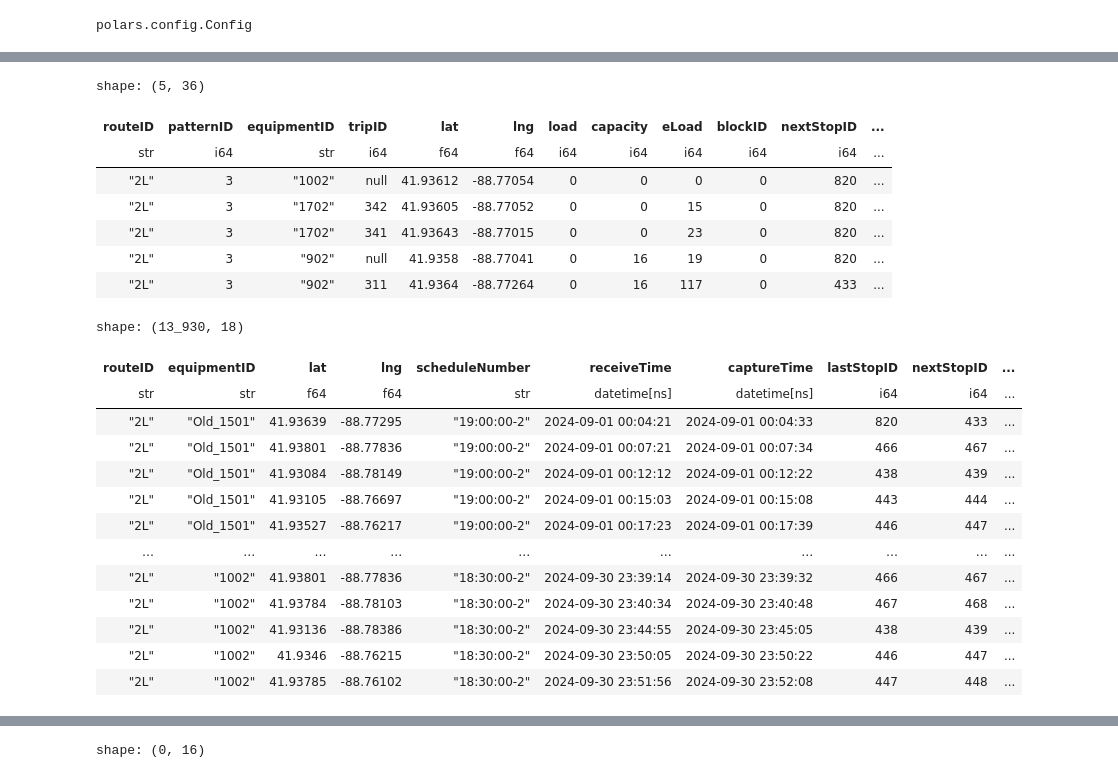
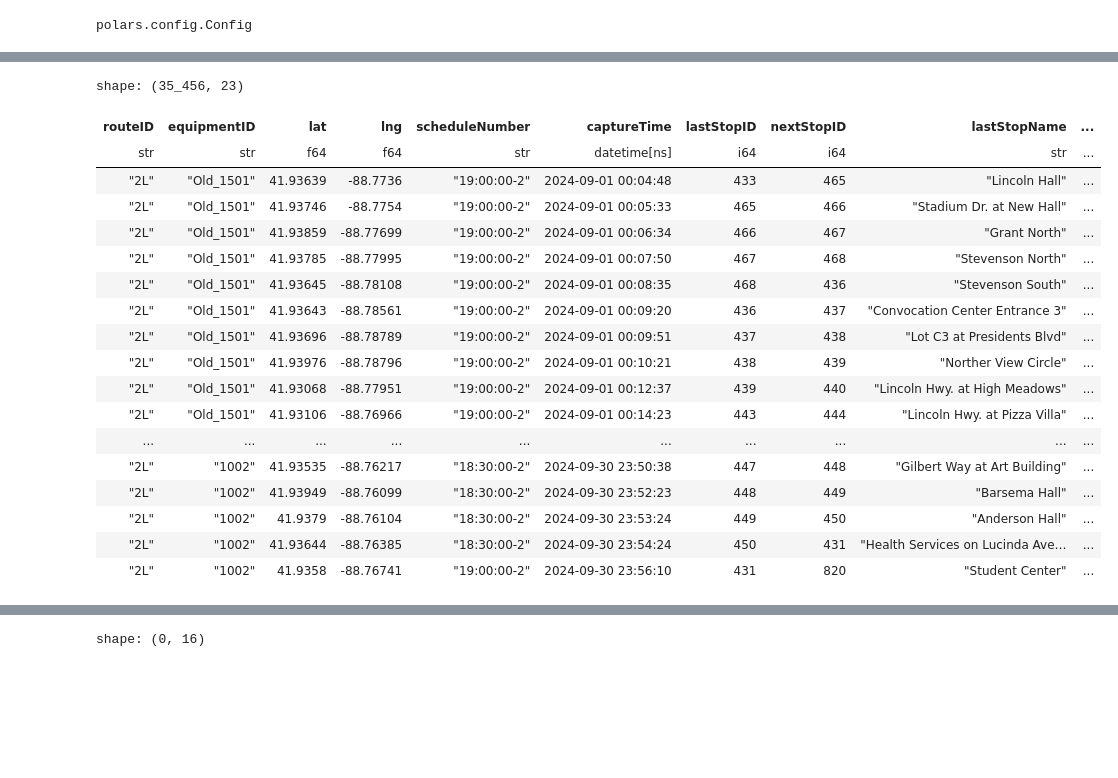
Before and after one commit to shaivilp/Research-Rookies, a Jupyter notebook: data_visualization/predictions.ipynb, the cells around one changed output, grey strips where cells are left out. Drawn from its saved outputs; the diff is of its cells as text; code cells hidden in the pictures; blank space fills up the shorter version.

Commit message:
feat: Finished predicitons one stop out next thing to work on is more than one stop out

```diff
--- a/data_visualization/predictions.ipynb
+++ b/data_visualization/predictions.ipynb
@@ -206,14 +300,5 @@ subset = subset.with_columns(
     )
 ).filter(pl.col("nextToLast"))
 
-subset = subset.with_columns(
-    pl.when(pl.col("timeDiff") > pl.duration(hours=12))
-    .then(pl.col("timeDiff") - pl.duration(hours=24))
-    .when(pl.col("timeDiff") < pl.duration(hours=-12))
-    .then(pl.col("timeDiff") + pl.duration(hours=24))
-    .otherwise(pl.col("timeDiff"))
-    .alias("adjusted_diff")
-)
-
 subset
 # %% [output]
@@ -248,16 +372,3 @@ shape: (8, 2)
-# %%
-outset = subset.filter(pl.col("adjusted_diff") > pl.duration(hours=1))
-
-outset
-# %% [output]
-shape: (5, 36)
-| routeID | patternID | equipmentID | tripID | lat | lng | load | capacity | eLoad | blockID | nextStopID | ... |
-| str | i64 | str | i64 | f64 | f64 | i64 | i64 | i64 | i64 | i64 | ... |
-| "2L" | 3 | "1002" | null | 41.93612 | -88.77054 | 0 | 0 | 0 | 0 | 820 | ... |
-| "2L" | 3 | "1702" | 342 | 41.93605 | -88.77052 | 0 | 0 | 15 | 0 | 820 | ... |
-| "2L" | 3 | "1702" | 341 | 41.93643 | -88.77015 | 0 | 0 | 23 | 0 | 820 | ... |
-| "2L" | 3 | "902" | null | 41.9358 | -88.77041 | 0 | 16 | 19 | 0 | 820 | ... |
-| "2L" | 3 | "902" | 311 | 41.9364 | -88.77264 | 0 | 16 | 117 | 0 | 433 | ... |
 # %%
 #Add a uniform column for nextStopPatternID
 subset = subset.with_columns(
@@ -271,68 +382,62 @@ predSet = subset.join(
     how="inner"
 )
 
-#Format the schedule time to be a datetime object
 predSet = predSet.with_columns(
     pl.col('receiveTime').dt.convert_time_zone('America/Chicago'),
-    pl.col('schedule').alias('scheduleStr'),
-    pl.col('time').alias('timeStr'),
-    pl.col('schedule').str.to_time(format='%I:%M%p', strict=False),
-    pl.col('time').str.to_time(format='%I:%M%p', strict=False)
 )
-
-predSet = predSet.with_columns(pl.col('receiveTime').dt.combine(pl.col('time')).alias('time'),
-                    pl.col('receiveTime').dt.combine(pl.col('schedule')).alias('schedule'))
-
-# predSet = predSet.with_columns(
-#     (
-#         pl.col("receiveTime").dt.convert_time_zone("America/Chicago").dt.strftime("%Y-%m-%d") + " " + pl.col("schedule")
-#     ).str.strptime(pl.Datetime, format="%Y-%m-%d %I:%M %p").dt.replace_time_zone("America/Chicago")
-#     .alias("scheduleTime")
-# )
 
 #Subtract receiveTime and scheduleTime to get the time difference
 predSet = predSet.with_columns(
     (pl.col("time") - pl.col("receiveTime")).alias("predictedDiff")
+)
+
+predSet = predSet.with_columns(
+    (pl.col("schedule") - pl.col("receiveTime")).alias("scheduleDiff")
 )
 
 predSet = predSet.with_columns(
     (pl.col('predictedDiff') - pl.col('timeDiff')).alias('predictedActualDiff')
 )
 
 predSet = predSet.with_columns(
     (pl.duration(minutes=pl.col('minutes'))).alias('minutes')
 )
 
 predSet = predSet.with_columns(
     (pl.col('receiveTime') + (pl.col('minutes'))).alias('receiveTimePlusMinutes')
 )
 
 predSet = predSet.with_columns(
     (pl.col('time') - pl.col('receiveTimePlusMinutes')).alias('receivePlusMinuteDiff')
 )
 
 predSet = predSet.with_columns(
     (pl.col('timeDiff') - pl.col('minutes')).alias('minutesDiff')
 )
 
 #Filter out negative schedule differences
 # predSet = predSet.filter(
 #     (pl.col("scheduleDiff").dt.total_minutes() >= 0)
 # )
 
-predSet['routeID', 'equipmentID', 'lat', 'lng', 'scheduleNumber', 'captureTime', 'lastStopID', 'nextStopID', 'lastStopName', 'nextStopName', 'time', 'status', 'schedule', 'receiveTime', 'receiveTimePlusMinutes', 'receivePlusMinuteDiff', 'predictedDiff', 'timeDiff', 'predictedActualDiff', 'minutesDiff', 'minutes', 'statusName']
+predSet['routeID', 'equipmentID', 'lat', 'lng', 'scheduleNumber', 'captureTime', 'lastStopID', 'nextStopID', 'lastStopName', 'nextStopName', 'time', 'status', 'schedule', 'receiveTime', 'receiveTimePlusMinutes', 'receivePlusMinuteDiff', 'predictedDiff', 'timeDiff', 'scheduleDiff', 'predictedActualDiff', 'minutesDiff', 'minutes', 'statusName']
 # %% [output]
-shape: (13_930, 18)
+shape: (35_456, 23)
-| routeID | equipmentID | lat | lng | scheduleNumber | receiveTime | captureTime | lastStopID | nextStopID | ... |
-| str | str | f64 | f64 | str | datetime[ns] | datetime[ns] | i64 | i64 | ... |
-| "2L" | "Old_1501" | 41.93639 | -88.77295 | "19:00:00-2" | 2024-09-01 00:04:21 | 2024-09-01 00:04:33 | 820 | 433 | ... |
-| "2L" | "Old_1501" | 41.93801 | -88.77836 | "19:00:00-2" | 2024-09-01 00:07:21 | 2024-09-01 00:07:34 | 466 | 467 | ... |
-| "2L" | "Old_1501" | 41.93084 | -88.78149 | "19:00:00-2" | 2024-09-01 00:12:12 | 2024-09-01 00:12:22 | 438 | 439 | ... |
-| "2L" | "Old_1501" | 41.93105 | -88.76697 | "19:00:00-2" | 2024-09-01 00:15:03 | 2024-09-01 00:15:08 | 443 | 444 | ... |
-| "2L" | "Old_1501" | 41.93527 | -88.76217 | "19:00:00-2" | 2024-09-01 00:17:23 | 2024-09-01 00:17:39 | 446 | 447 | ... |
-| … | … | … | … | … | … | … | … | … | ... |
-| "2L" | "1002" | 41.93801 | -88.77836 | "18:30:00-2" | 2024-09-30 23:39:14 | 2024-09-30 23:39:32 | 466 | 467 | ... |
-| "2L" | "1002" | 41.93784 | -88.78103 | "18:30:00-2" | 2024-09-30 23:40:34 | 2024-09-30 23:40:48 | 467 | 468 | ... |
-| "2L" | "1002" | 41.93136 | -88.78386 | "18:30:00-2" | 2024-09-30 23:44:55 | 2024-09-30 23:45:05 | 438 | 439 | ... |
-| "2L" | "1002" | 41.9346 | -88.76215 | "18:30:00-2" | 2024-09-30 23:50:05 | 2024-09-30 23:50:22 | 446 | 447 | ... |
-| "2L" | "1002" | 41.93785 | -88.76102 | "18:30:00-2" | 2024-09-30 23:51:56 | 2024-09-30 23:52:08 | 447 | 448 | ... |
+| routeID | equipmentID | lat | lng | scheduleNumber | captureTime | lastStopID | nextStopID | lastStopName | ... |
+| str | str | f64 | f64 | str | datetime[ns] | i64 | i64 | str | ... |
+| "2L" | "Old_1501" | 41.93639 | -88.7736 | "19:00:00-2" | 2024-09-01 00:04:48 | 433 | 465 | "Lincoln Hall" | ... |
+| "2L" | "Old_1501" | 41.93746 | -88.7754 | "19:00:00-2" | 2024-09-01 00:05:33 | 465 | 466 | "Stadium Dr. at New Hall" | ... |
+| "2L" | "Old_1501" | 41.93859 | -88.77699 | "19:00:00-2" | 2024-09-01 00:06:34 | 466 | 467 | "Grant North" | ... |
+| "2L" | "Old_1501" | 41.93785 | -88.77995 | "19:00:00-2" | 2024-09-01 00:07:50 | 467 | 468 | "Stevenson North" | ... |
+| "2L" | "Old_1501" | 41.93645 | -88.78108 | "19:00:00-2" | 2024-09-01 00:08:35 | 468 | 436 | "Stevenson South" | ... |
+| "2L" | "Old_1501" | 41.93643 | -88.78561 | "19:00:00-2" | 2024-09-01 00:09:20 | 436 | 437 | "Convocation Center Entrance 3" | ... |
+| "2L" | "Old_1501" | 41.93696 | -88.78789 | "19:00:00-2" | 2024-09-01 00:09:51 | 437 | 438 | "Lot C3 at Presidents Blvd" | ... |
+| "2L" | "Old_1501" | 41.93976 | -88.78796 | "19:00:00-2" | 2024-09-01 00:10:21 | 438 | 439 | "Norther View Circle" | ... |
+| "2L" | "Old_1501" | 41.93068 | -88.77951 | "19:00:00-2" | 2024-09-01 00:12:37 | 439 | 440 | "Lincoln Hwy. at High Meadows" | ... |
+| "2L" | "Old_1501" | 41.93106 | -88.76966 | "19:00:00-2" | 2024-09-01 00:14:23 | 443 | 444 | "Lincoln Hwy. at Pizza Villa" | ... |
+| ... | ... | ... | ... | ... | ... | ... | ... | ... | ... |
+| "2L" | "1002" | 41.93535 | -88.76217 | "18:30:00-2" | 2024-09-30 23:50:38 | 447 | 448 | "Gilbert Way at Art Building" | ... |
+| "2L" | "1002" | 41.93949 | -88.76099 | "18:30:00-2" | 2024-09-30 23:52:23 | 448 | 449 | "Barsema Hall" | ... |
+| "2L" | "1002" | 41.9379 | -88.76104 | "18:30:00-2" | 2024-09-30 23:53:24 | 449 | 450 | "Anderson Hall" | ... |
+| "2L" | "1002" | 41.93644 | -88.76385 | "18:30:00-2" | 2024-09-30 23:54:24 | 450 | 431 | "Health Services on Lucinda Ave… | ... |
+| "2L" | "1002" | 41.9358 | -88.76741 | "19:00:00-2" | 2024-09-30 23:56:10 | 431 | 820 | "Student Center" | ... |
```
Also changed, not shown: parts of 20 cells of this notebook.
